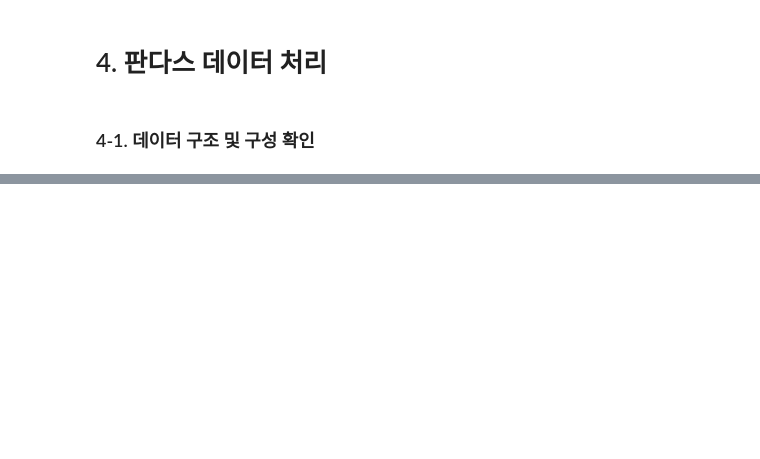
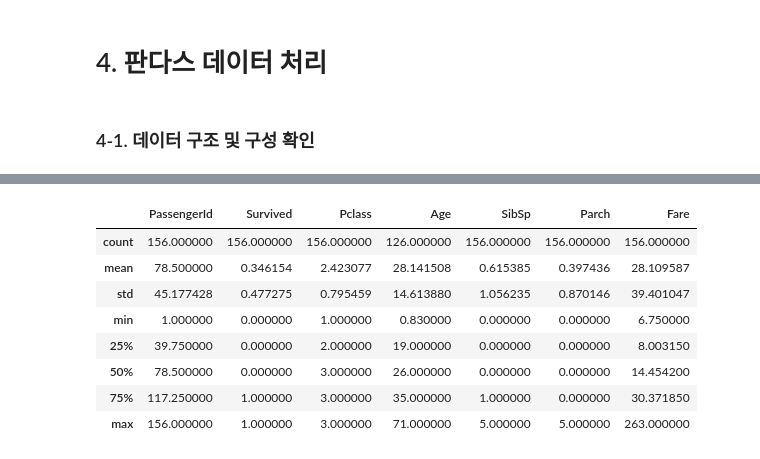
Before and after one commit to jihoo12/pydata26, a Jupyter notebook: AI기반데이터분석_03_판다스_데이터처리_실습.ipynb, the cells around one changed output, grey strips where cells are left out. Saved outputs shown, nothing was run; the diff lists cells and outputs as text; code cells hidden in the pictures; blank space fills up the shorter version.

```diff
--- a/AI기반데이터분석_03_판다스_데이터처리_실습.ipynb
+++ b/AI기반데이터분석_03_판다스_데이터처리_실습.ipynb
@@ -47,4 +202,15 @@ titanic_data = 'https://raw.githubusercontent.com/sehakflower/data/main/titanic.
 # %%
 #데이터의 기본 통계치 보기
+titanic_df.describe()
+# %% [output]
+|  | PassengerId | Survived | Pclass | Age | SibSp | Parch | Fare |
+| count | 156.000000 | 156.000000 | 156.000000 | 126.000000 | 156.000000 | 156.000000 | 156.000000 |
+| mean | 78.500000 | 0.346154 | 2.423077 | 28.141508 | 0.615385 | 0.397436 | 28.109587 |
+| std | 45.177428 | 0.477275 | 0.795459 | 14.613880 | 1.056235 | 0.870146 | 39.401047 |
+| min | 1.000000 | 0.000000 | 1.000000 | 0.830000 | 0.000000 | 0.000000 | 6.750000 |
+| 25% | 39.750000 | 0.000000 | 2.000000 | 19.000000 | 0.000000 | 0.000000 | 8.003150 |
+| 50% | 78.500000 | 0.000000 | 3.000000 | 26.000000 | 0.000000 | 0.000000 | 14.454200 |
+| 75% | 117.250000 | 1.000000 | 3.000000 | 35.000000 | 1.000000 | 0.000000 | 30.371850 |
+| max | 156.000000 | 1.000000 | 3.000000 | 71.000000 | 5.000000 | 5.000000 | 263.000000 |
 # %%
 # 데이터 구성 정보 확인하기
```
Also changed, not shown: parts of 17 cells of this notebook, 4 other files.
